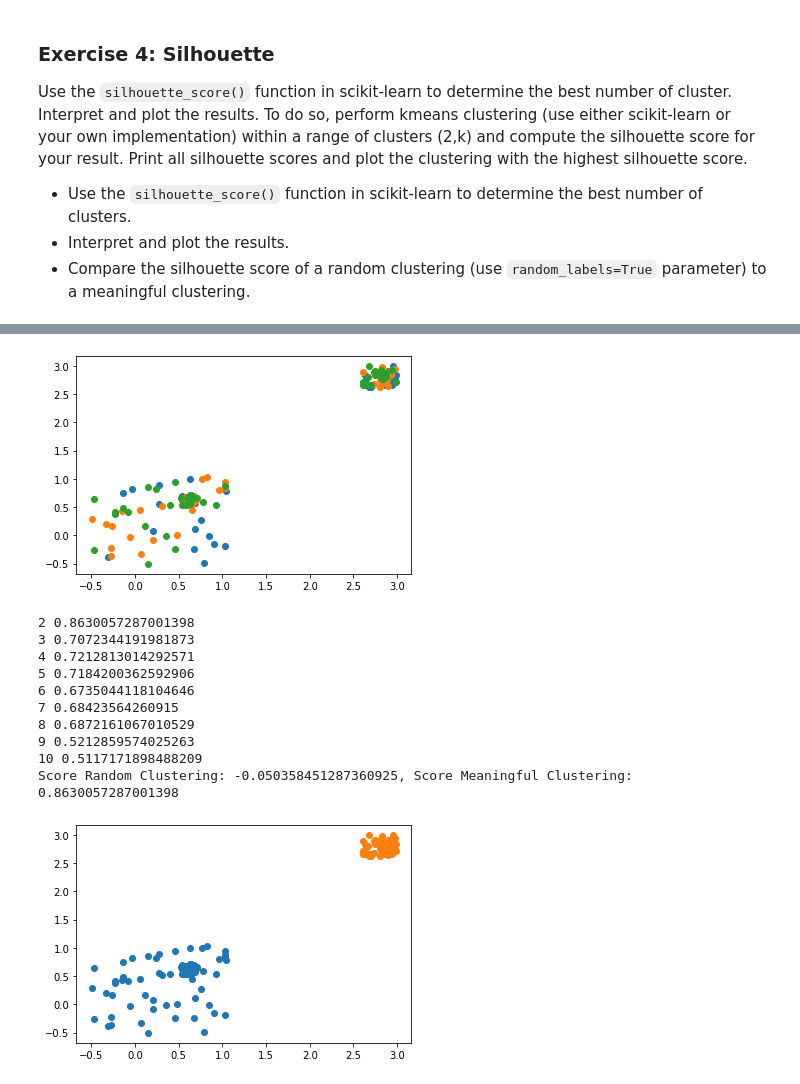
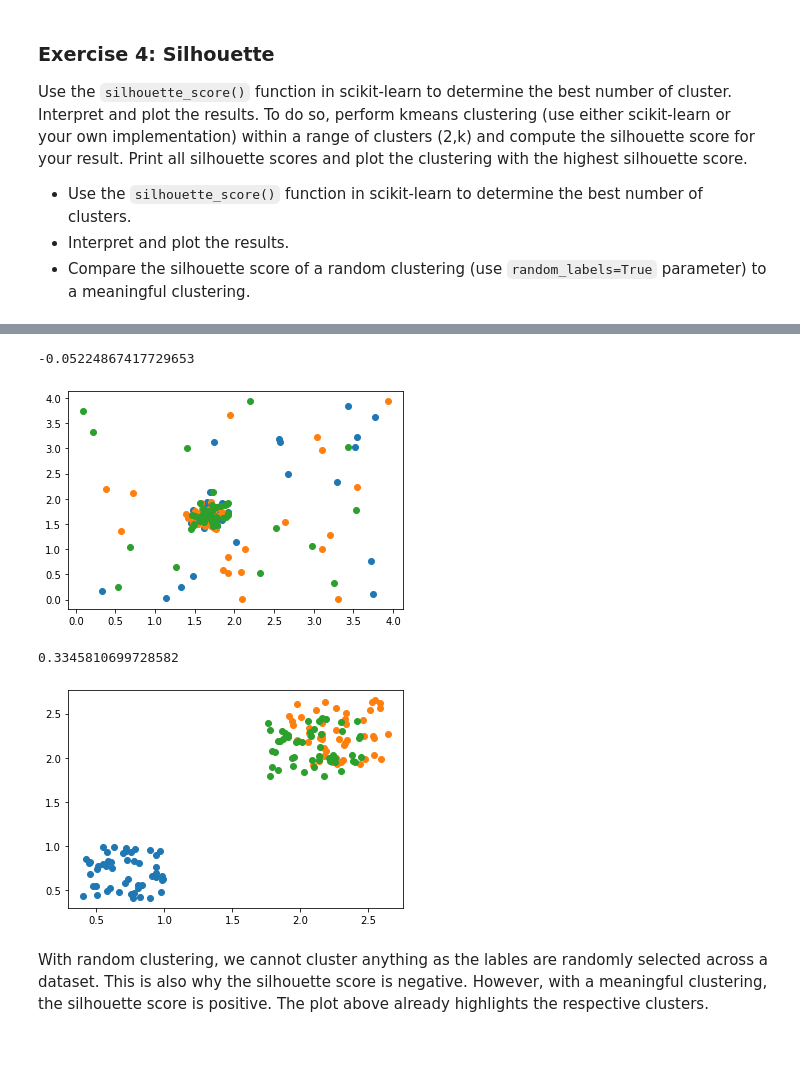
Before and after one commit to xBlade58/ma-ws22-machine-learning-assignments, a Jupyter notebook: Exercise_02/Ex02_Oeztuerk_Stroehle_Tomasini.ipynb, the cells around one changed output, grey strips where cells are left out. Saved outputs shown, nothing was run; the diff lists cells and outputs as text; code cells hidden in the pictures; blank space fills up the shorter version.

```diff
--- a/Exercise_02/Ex02_Oeztuerk_Stroehle_Tomasini.ipynb
+++ b/Exercise_02/Ex02_Oeztuerk_Stroehle_Tomasini.ipynb
@@ -206,29 +207,29 @@ For the dataset X, the silhouette scores vary only minimal, namely between 0.35
 # %%
 # Comparison silhouette score between random clustering and meaningful clustering
+# Side note:
+# We were not sure what "exactly" was meant by "meaningful clustering".
+# We assumed that we just need to execute the gen_data function twice, once with "randomLables=True", once with "randomLables=False"
 
 n_clusters = 3
 X2_RAND, Y2_RAND = gen_data(n_clusters, random_labels=True)
 plot_clusters(X2_RAND, Y2_RAND)
 
 rand_score = metrics.silhouette_score(X2_RAND, Y2_RAND, metric='euclidean')
+print(rand_score)
 # %% [output]
+-0.05224867417729653
-[figure, old version]
+[figure, new version]
-# %%
-
-meaningful_triple = calculate_silhouette_values(X2_RAND)
-meaningful_score = meaningful_triple[1]
-plot_clusters(X2_RAND, meaningful_triple[2])
-
-print(f'Score Random Clustering: {rand_score}, Score Meaningful Clustering: {meaningful_score}')
-# %% [output]
-2 0.8630057287001398
-3 0.7072344191981873
-4 0.7212813014292571
-5 0.7184200362592906
-6 0.6735044118104646
-7 0.68423564260915
-8 0.6872161067010529
-9 0.5212859574025263
-10 0.5117171898488209
-Score Random Clustering: -0.050358451287360925, Score Meaningful Clustering: 0.8630057287001398
-[figure, removed]
+# %%
+# Comparison contd.
+n_clusters = 3
+X2, Y2 = gen_data(n_clusters, random_labels=False)
+plot_clusters(X2, Y2)
+
+meaningful_score = metrics.silhouette_score(X2, Y2, metric='euclidean')
+print(meaningful_score)
+# %% [output]
+0.3345810699728582
+[figure, added]
+# %% [markdown]
+With random clustering, we cannot cluster anything as the lables are randomly selected across a dataset. This is also why the silhouette score is negative.
+However, with a meaningful clustering, the silhouette score is positive. The plot above already highlights the respective clusters.
```
Also changed, not shown: parts of 8 cells of this notebook.
